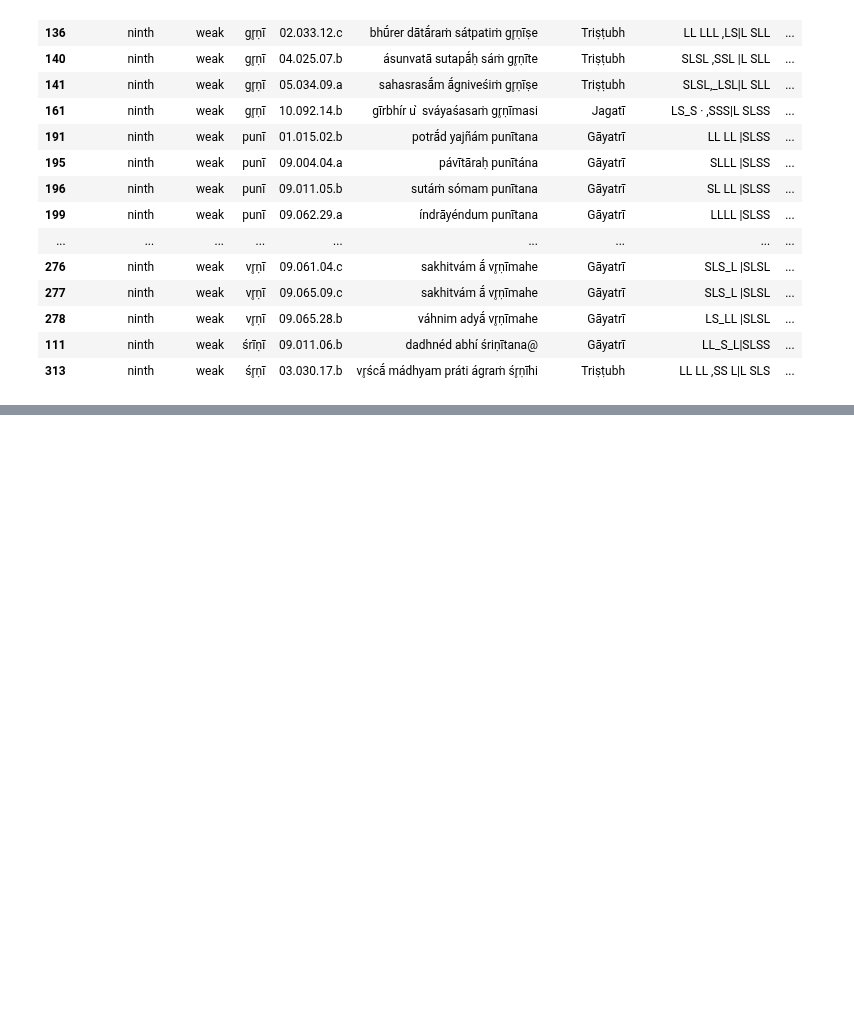
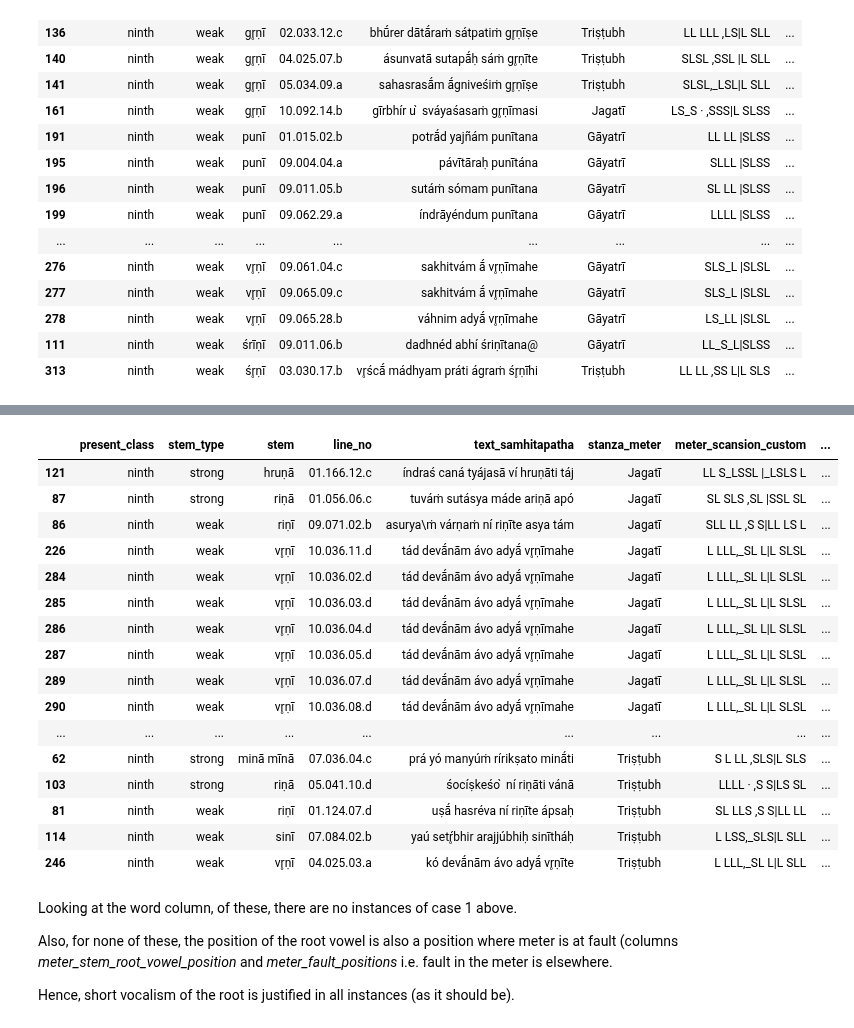
Before and after one commit to anupdhml/sanskrit_ninth_class_meter, a Jupyter notebook: 6_analysis.ipynb, the cells around one changed output, grey strips where cells are left out. Cells and saved outputs as stored; diff of their text form; code cells hidden in the pictures; blank space fills up the shorter version.

Commit message:
Add analysis for lines with meter fault in the root vowel position
Signed-off-by: Anup Dhamala <anupdhml+git@gmail.com>

```diff
--- a/6_analysis.ipynb
+++ b/6_analysis.ipynb
@@ -459,0 +464,11 @@ df_rv_lines_with_meter_filtered[COLUMNS_BASE] \
+# %%
+# no need for stem_type (strong/weak) here since in both case we expect the root vowel to be short
+def query_by_root_vowel_position(present_class, scansion_expected):
+    return df_rv_lines_with_meter_filtered[
+        COLUMNS_BASE + ["meter_stem_root_vowel_position", "meter_fault_positions"]
+    ] \
+        .query(f'\
+            meter_stem_root_vowel_position_scansion_expected == "{scansion_expected}" \
+            and present_class == "{present_class}" \
+        ') \
+        .sort_values(["stanza_meter", "stem", "stanza_strata"])
@@ -459,0 +509,28 @@ df_rv_lines_with_meter_filtered[COLUMNS_BASE] \
+# %%
+# filtering only those with meter faults since for this case, no meter faults
+# means it's not an abnormal case
+query_by_root_vowel_position("ninth", "S").query("meter_faults != ''")
+# %% [output]
+|  | present_class | stem_type | stem | line_no | text_samhitapatha | stanza_meter | meter_scansion_custom | ... |
+| 121 | ninth | strong | hruṇā | 01.166.12.c | índraś caná tyájasā ví hruṇāti táj | Jagatī | LL S_LSSL |_LSLS L | ... |
+| 87 | ninth | strong | riṇā | 01.056.06.c | tuváṁ sutásya máde ariṇā apó | Jagatī | SL SLS ,SL |SSL SL | ... |
+| 86 | ninth | weak | riṇī | 09.071.02.b | asurya\ṁ várṇaṁ ní riṇīte asya tám | Jagatī | SLL LL ,S S|LL LS L | ... |
+| 226 | ninth | weak | vr̥ṇī | 10.036.11.d | tád devā́nām ávo adyā́ vr̥ṇīmahe | Jagatī | L LLL,_SL L|L SLSL | ... |
+| 284 | ninth | weak | vr̥ṇī | 10.036.02.d | tád devā́nām ávo adyā́ vr̥ṇīmahe | Jagatī | L LLL,_SL L|L SLSL | ... |
+| 285 | ninth | weak | vr̥ṇī | 10.036.03.d | tád devā́nām ávo adyā́ vr̥ṇīmahe | Jagatī | L LLL,_SL L|L SLSL | ... |
+| 286 | ninth | weak | vr̥ṇī | 10.036.04.d | tád devā́nām ávo adyā́ vr̥ṇīmahe | Jagatī | L LLL,_SL L|L SLSL | ... |
+| 287 | ninth | weak | vr̥ṇī | 10.036.05.d | tád devā́nām ávo adyā́ vr̥ṇīmahe | Jagatī | L LLL,_SL L|L SLSL | ... |
+| 289 | ninth | weak | vr̥ṇī | 10.036.07.d | tád devā́nām ávo adyā́ vr̥ṇīmahe | Jagatī | L LLL,_SL L|L SLSL | ... |
+| 290 | ninth | weak | vr̥ṇī | 10.036.08.d | tád devā́nām ávo adyā́ vr̥ṇīmahe | Jagatī | L LLL,_SL L|L SLSL | ... |
+| ... | ... | ... | ... | ... | ... | ... | ... | ... |
+| 62 | ninth | strong | minā mīnā | 07.036.04.c | prá yó manyúṁ rírikṣato minā́ti | Triṣṭubh | S L LL ,SLS|L SLS | ... |
+| 103 | ninth | strong | riṇā | 05.041.10.d | śocíṣkeśo ̀ ní riṇāti vánā | Triṣṭubh | LLLL · ,S S|LS SL | ... |
+| 81 | ninth | weak | riṇī | 01.124.07.d | uṣā́ hasréva ní riṇīte ápsaḥ | Triṣṭubh | SL LLS ,S S|LL LL | ... |
+| 114 | ninth | weak | sinī | 07.084.02.b | yaú setŕ̥bhir arajjúbhiḥ sinītháḥ | Triṣṭubh | L LSS,_SLS|L SLL | ... |
+| 246 | ninth | weak | vr̥ṇī | 04.025.03.a | kó devā́nām ávo adyā́ vr̥ṇīte | Triṣṭubh | L LLL,_SL L|L SLL | ... |
+# %% [markdown]
+Looking at the word column, of these, there are no instances of case 1 above.
+
+Also, for none of these, the position of the root vowel is also a position where meter is at fault (columns *meter_stem_root_vowel_position* and *meter_fault_positions* i.e. fault in the meter is elsewhere.
+
+Hence, short vocalism of the root is justified in all instances (as it should be).
```
Also changed, not shown: parts of 10 cells of this notebook.
